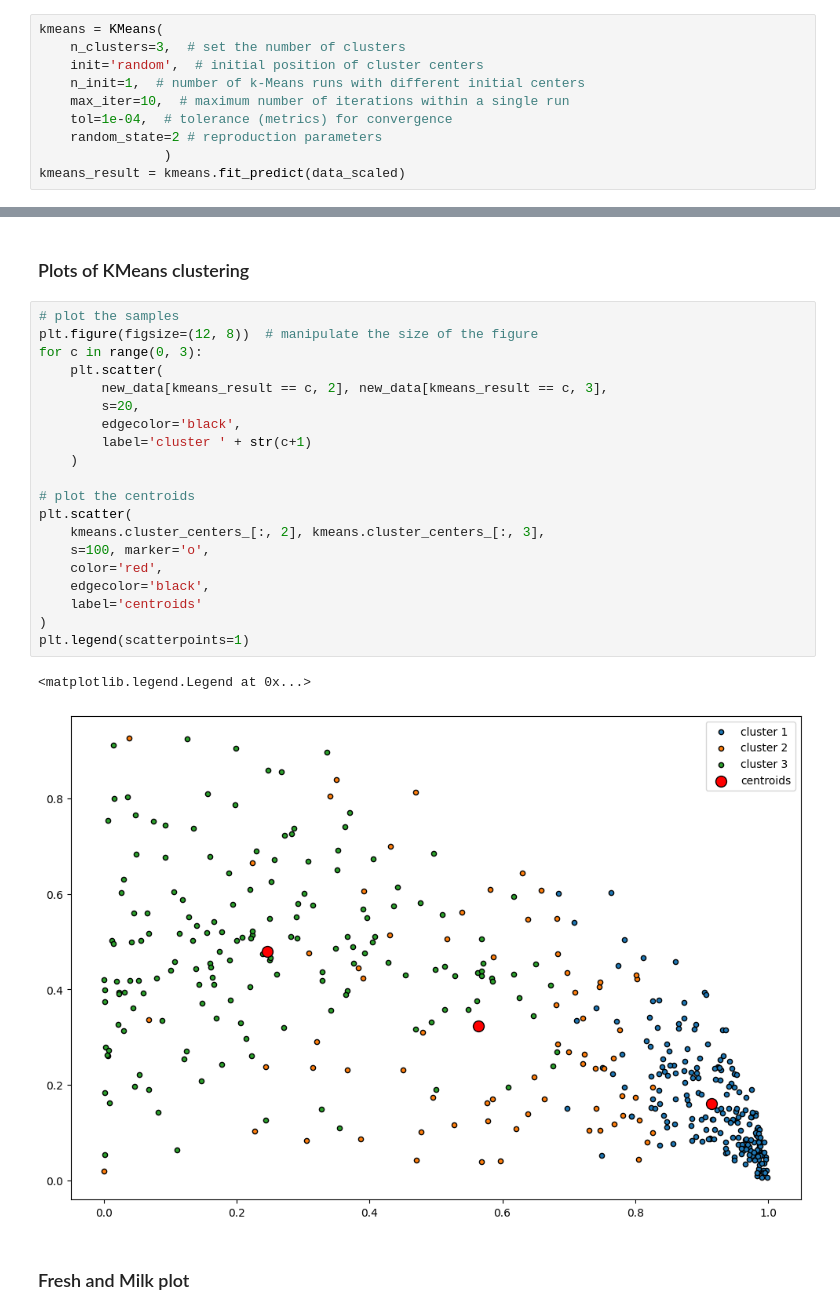
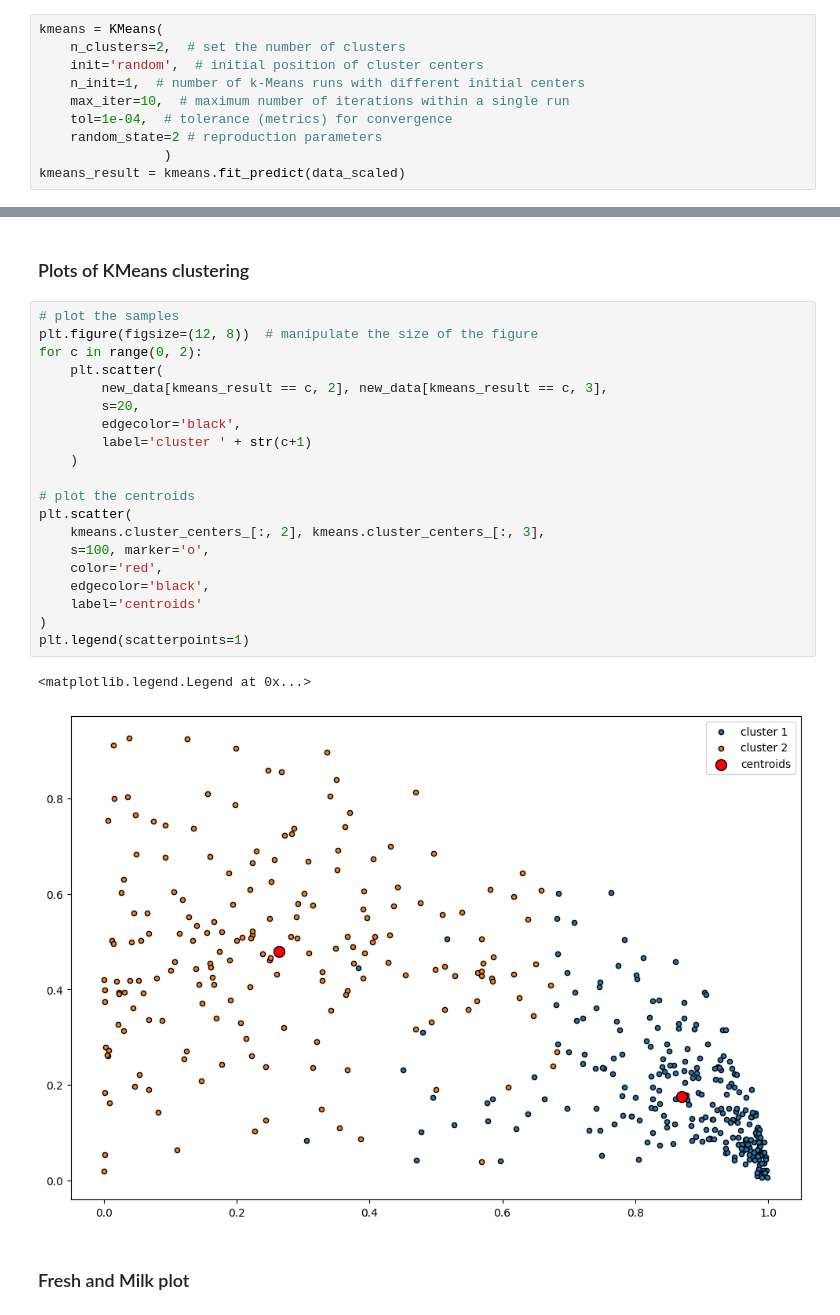
Before and after one commit to DarianFlorianVoda/StatisticsAppDS, a Jupyter notebook: wholesale segmenation.ipynb, the cells around one changed output, grey strips where cells are left out. Saved outputs shown, nothing was run; the diff lists cells and outputs as text.

```diff
--- a/wholesale segmenation.ipynb
+++ b/wholesale segmenation.ipynb
@@ -127,7 +125,7 @@ plt.show()
 ### KMeans Clustering
 # %%
 kmeans = KMeans(
-    n_clusters=3,  # set the number of clusters
+    n_clusters=2,  # set the number of clusters
     init='random',  # initial position of cluster centers
     n_init=1,  # number of k-Means runs with different initial centers
     max_iter=10,  # maximum number of iterations within a single run
@@ -226,26 +224,26 @@ plt.show()
 # %%
 # plot the samples
 plt.figure(figsize=(12, 8))  # manipulate the size of the figure
-for c in range(0, 3):
+for c in range(0, 2):
     plt.scatter(
         new_data[kmeans_result == c, 2], new_data[kmeans_result == c, 3],
         s=20,
         edgecolor='black',
         label='cluster ' + str(c+1)
     )
 
 # plot the centroids
 plt.scatter(
     kmeans.cluster_centers_[:, 2], kmeans.cluster_centers_[:, 3],
     s=100, marker='o',
     color='red',
     edgecolor='black',
     label='centroids'
 )
 plt.legend(scatterpoints=1)
 # %% [output]
 <matplotlib.legend.Legend at 0x...>
-[figure, old version]
+[figure, new version]
 # %% [markdown]
 ### Fresh and Milk plot
 # %%
```
Also changed, not shown: parts of 5 cells of this notebook, 7 other files.
